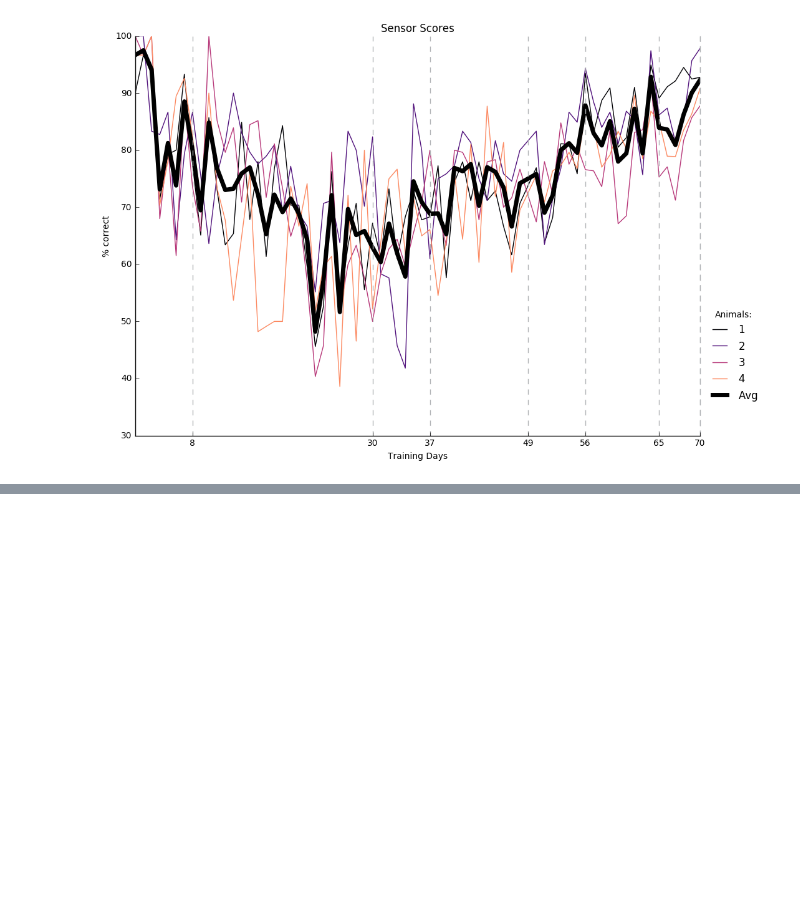
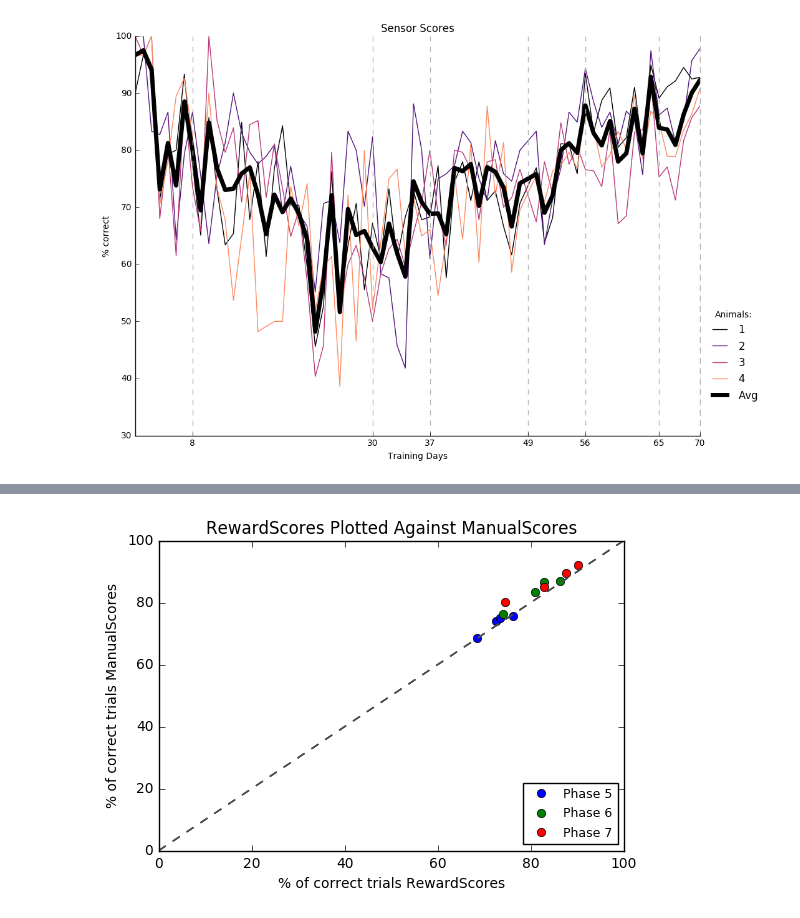
Before and after one commit to estherholleman/An-incremental-training-method-with-automated-extendable-maze-for-training-spatial-behavioral-tasks, a Jupyter notebook: Comparison of Scoring Methods.ipynb, the cells around one changed output, grey strips where cells are left out. Saved outputs shown, nothing was run; the diff lists cells and outputs as text; code cells hidden in the pictures; blank space fills up the shorter version.

```diff
--- a/Comparison of Scoring Methods.ipynb
+++ b/Comparison of Scoring Methods.ipynb
@@ -114,0 +148,4 @@ plotIt(sensorScores, title = "Sensor Scores", ylabel = "% correct", Phase = Fals
+# %%
+compareScoringMethodsScatter(rewardScores.ix[5:7,0:4],manualScores, method1name = "RewardScores", method2name = "ManualScores")
+# %% [output]
+[figure, added]
```
Also changed, not shown: parts of 12 cells of this notebook.
